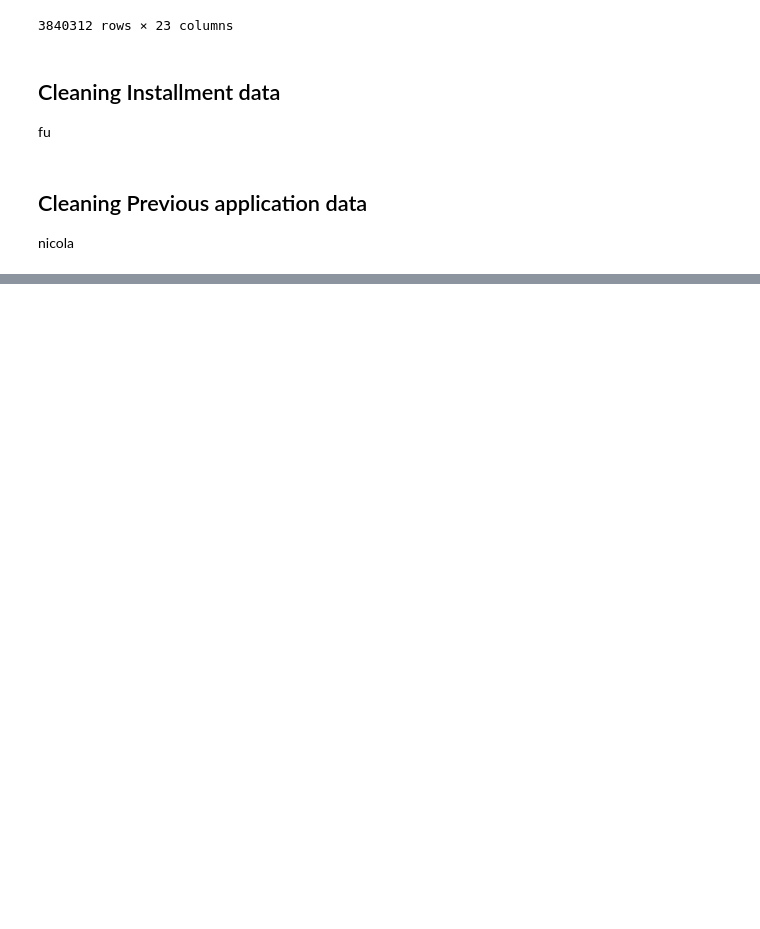
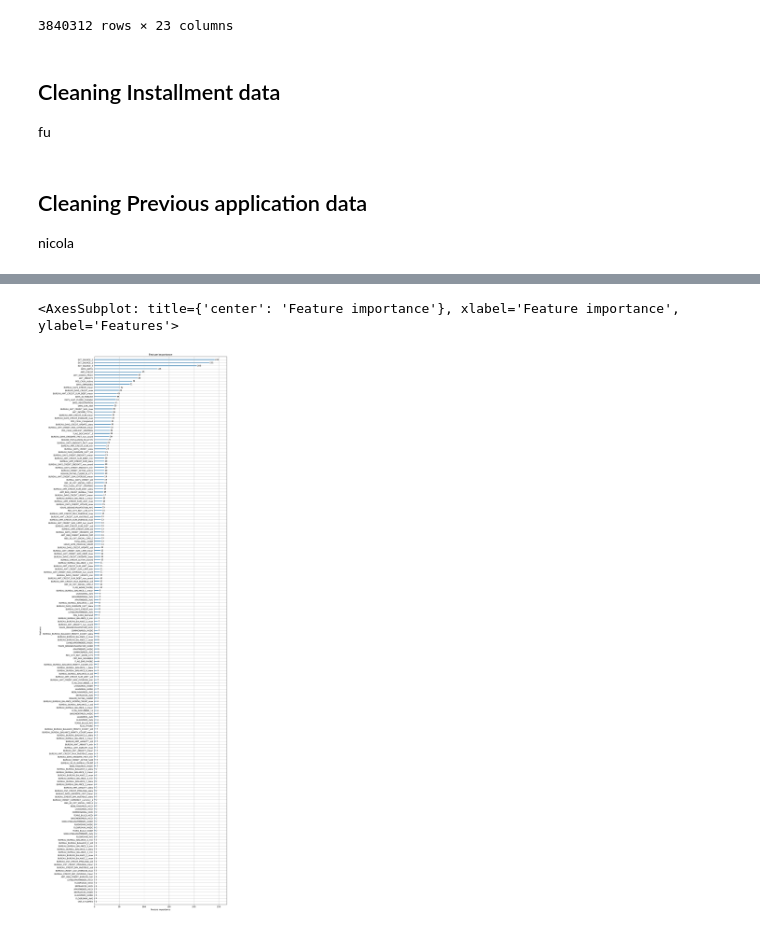
Before and after one commit to kaiwenShen/credit_default_prediction_kaggle, a Jupyter notebook: data_EDA.ipynb, the cells around one changed output, grey strips where cells are left out. Drawn from its saved outputs; the diff is of its cells as text; code cells hidden in the pictures; blank space fills up the shorter version.

```diff
--- a/data_EDA.ipynb
+++ b/data_EDA.ipynb
@@ -308,0 +365,2 @@ nicola
+# %%
+full_data = application.merge(bureau_merging_result, how='left', on='SK_ID_CURR').merge(POS_CASH_balance_merging_res, how='left', on='SK_ID_CURR')
@@ -308,0 +369,4 @@ nicola
+# %%
+# lightgbm dataload
+drop_list=['NAME_CONTRACT_TYPE', 'CODE_GENDER', 'FLAG_OWN_CAR', 'FLAG_OWN_REALTY', 'NAME_TYPE_SUITE', 'NAME_INCOME_TYPE', 'NAME_EDUCATION_TYPE', 'NAME_FAMILY_STATUS', 'NAME_HOUSING_TYPE', 'OCCUPATION_TYPE', 'WEEKDAY_APPR_PROCESS_START', 'ORGANIZATION_TYPE', 'FONDKAPREMONT_MODE', 'HOUSETYPE_MODE', 'WALLSMATERIAL_MODE', 'EMERGENCYSTATE_MODE']+['SK_ID_CURR', 'TARGET']
+train_data = lgb.Dataset(full_data.drop(drop_list, axis=1), label=full_data['TARGET'])
@@ -308,0 +389,6 @@ nicola
+# %%
+# lightgbm parameters
+params = {}
+# %%
+# lightgbm training
+gbm = lgb.train(params, train_data)
@@ -308,0 +401,6 @@ nicola
+# %%
+# plot feature importance
+lgb.plot_importance(gbm, figsize=(12, 50))
+# %% [output]
+<AxesSubplot: title={'center': 'Feature importance'}, xlabel='Feature importance', ylabel='Features'>
+[figure, added]
```
Also changed, not shown: parts of 14 cells of this notebook.
